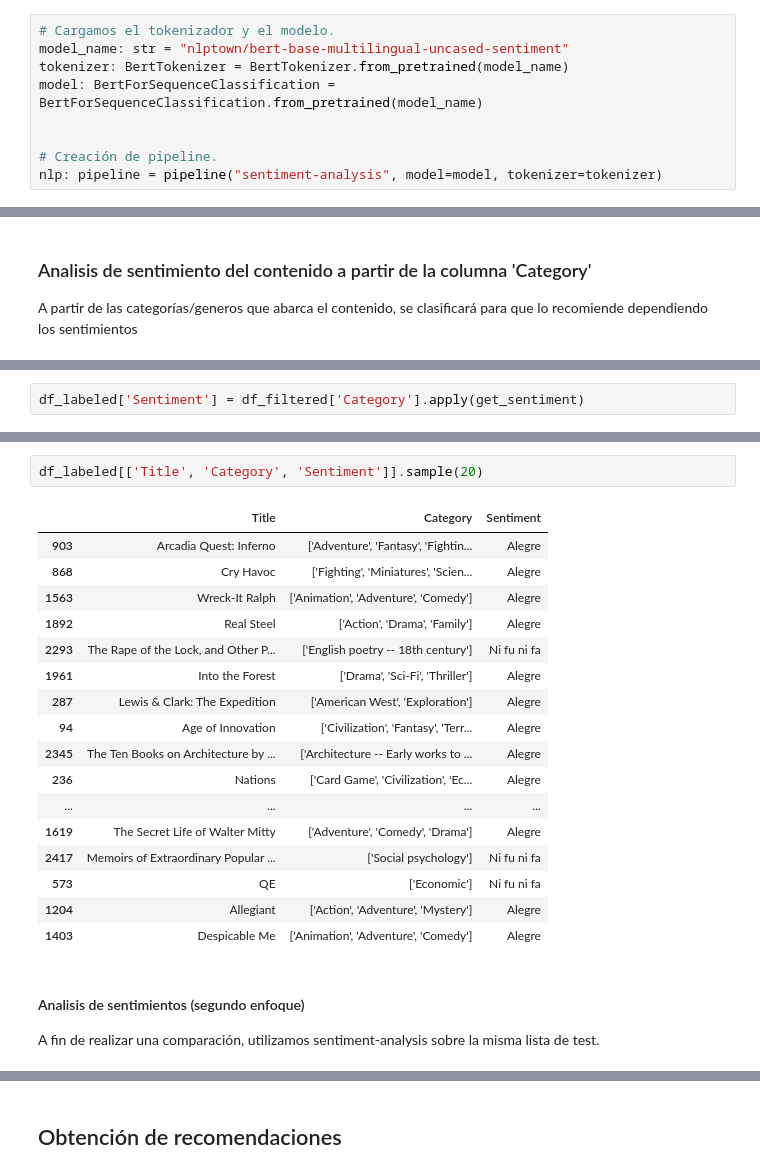
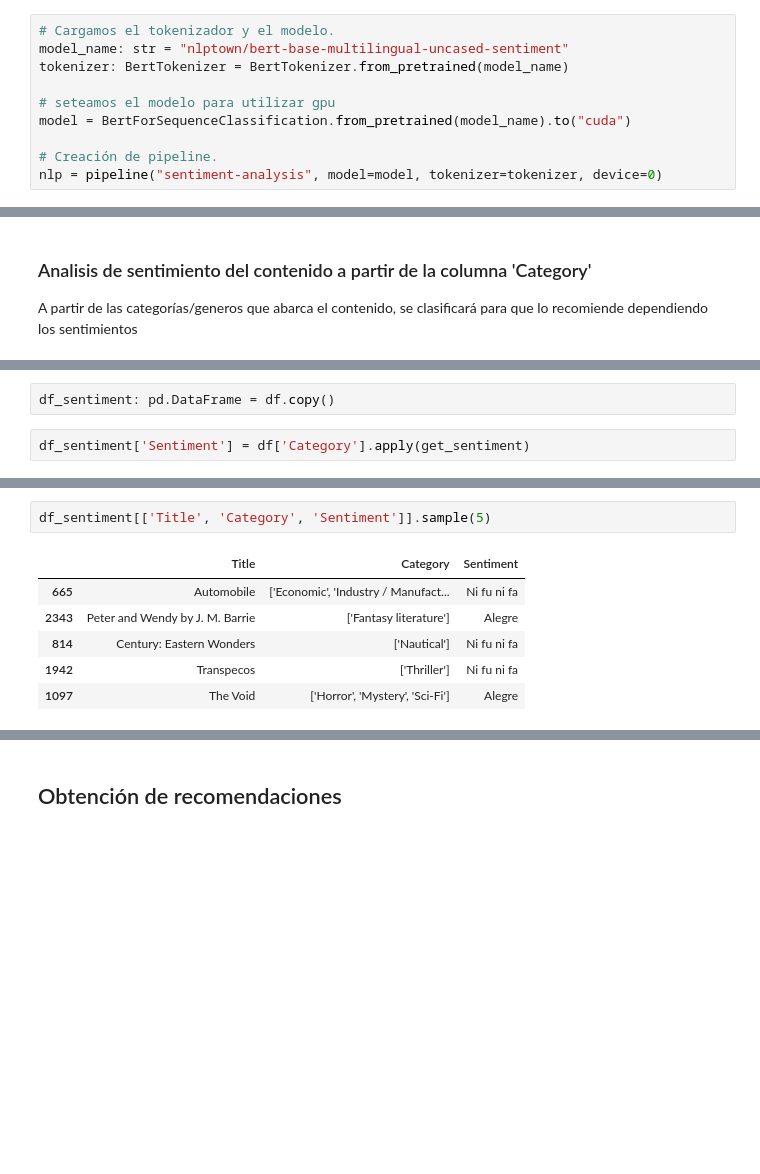
Before and after one commit to bpace1/NLP-TP1, a Jupyter notebook: NLP_TP1_model.ipynb, the cells around one changed output, grey strips where cells are left out. Saved outputs shown, nothing was run; the diff lists cells and outputs as text; blank space fills up the shorter version.

```diff
--- a/NLP_TP1_model.ipynb
+++ b/NLP_TP1_model.ipynb
@@ -266,8 +126,9 @@ def procesar_frase_usuario(text: str) -> str:
 # Cargamos el tokenizador y el modelo.
 model_name: str = "nlptown/bert-base-multilingual-uncased-sentiment"
 tokenizer: BertTokenizer = BertTokenizer.from_pretrained(model_name)
-model: BertForSequenceClassification = BertForSequenceClassification.from_pretrained(model_name)
 
+# seteamos el modelo para utilizar gpu
+model = BertForSequenceClassification.from_pretrained(model_name).to("cuda")
 
 # Creación de pipeline.
-nlp: pipeline = pipeline("sentiment-analysis", model=model, tokenizer=tokenizer)
+nlp = pipeline("sentiment-analysis", model=model, tokenizer=tokenizer, device=0)
@@ -367,3 +260,5 @@ df_labeled = df_filtered.copy()
+# %%
+df_sentiment: pd.DataFrame = df.copy()
 # %%
-df_labeled['Sentiment'] = df_filtered['Category'].apply(get_sentiment)
+df_sentiment['Sentiment'] = df['Category'].apply(get_sentiment)
 # %%
@@ -376,27 +271,11 @@ df_labeled['Sentiment'].value_counts()
 | Melancólico | 48 |
 dtype: int64
 # %%
-df_labeled[['Title', 'Category', 'Sentiment']].sample(20)
+df_sentiment[['Title', 'Category', 'Sentiment']].sample(5)
 # %% [output]
 |  | Title | Category | Sentiment |
-| 903 | Arcadia Quest: Inferno | ['Adventure', 'Fantasy', 'Fightin... | Alegre |
-| 868 | Cry Havoc | ['Fighting', 'Miniatures', 'Scien... | Alegre |
-| 1563 | Wreck-It Ralph | ['Animation', 'Adventure', 'Comedy'] | Alegre |
-| 1892 | Real Steel | ['Action', 'Drama', 'Family'] | Alegre |
-| 2293 | The Rape of the Lock, and Other P... | ['English poetry -- 18th century'] | Ni fu ni fa |
-| 1961 | Into the Forest | ['Drama', 'Sci-Fi', 'Thriller'] | Alegre |
-| 287 | Lewis & Clark: The Expedition | ['American West', 'Exploration'] | Alegre |
-| 94 | Age of Innovation | ['Civilization', 'Fantasy', 'Terr... | Alegre |
-| 2345 | The Ten Books on Architecture by ... | ['Architecture -- Early works to ... | Alegre |
-| 236 | Nations | ['Card Game', 'Civilization', 'Ec... | Alegre |
-| ... | ... | ... | ... |
-| 1619 | The Secret Life of Walter Mitty | ['Adventure', 'Comedy', 'Drama'] | Alegre |
-| 2417 | Memoirs of Extraordinary Popular ... | ['Social psychology'] | Ni fu ni fa |
-| 573 | QE | ['Economic'] | Ni fu ni fa |
-| 1204 | Allegiant | ['Action', 'Adventure', 'Mystery'] | Alegre |
-| 1403 | Despicable Me | ['Animation', 'Adventure', 'Comedy'] | Alegre |
+| 665 | Automobile | ['Economic', 'Industry / Manufact... | Ni fu ni fa |
+| 2343 | Peter and Wendy by J. M. Barrie | ['Fantasy literature'] | Alegre |
+| 814 | Century: Eastern Wonders | ['Nautical'] | Ni fu ni fa |
+| 1942 | Transpecos | ['Thriller'] | Ni fu ni fa |
+| 1097 | The Void | ['Horror', 'Mystery', 'Sci-Fi'] | Alegre |
-# %% [markdown]
-
-#### Analisis de sentimientos (segundo enfoque)
-
-A fin de realizar una comparación, utilizamos sentiment-analysis sobre la misma lista de test.
```
Also changed, not shown: parts of 43 cells of this notebook.
